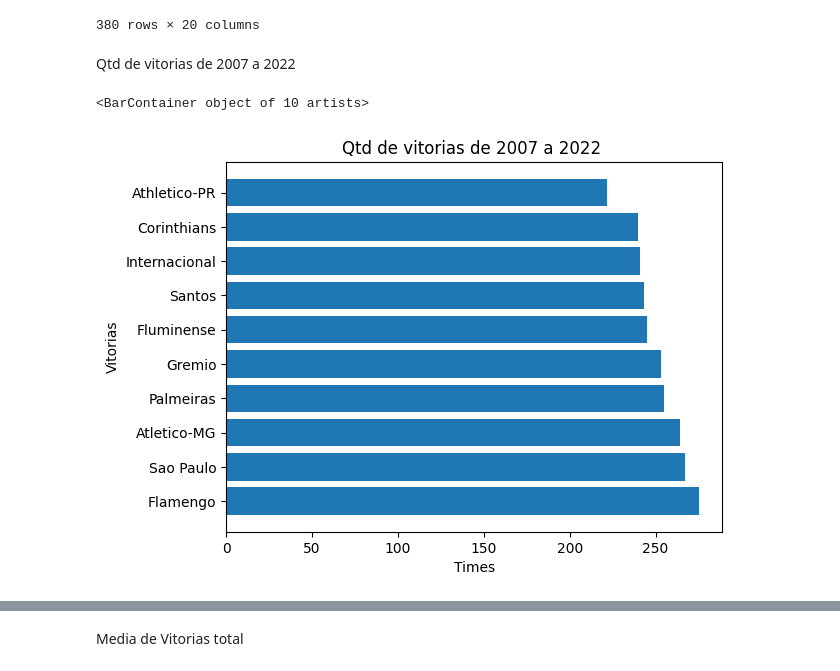
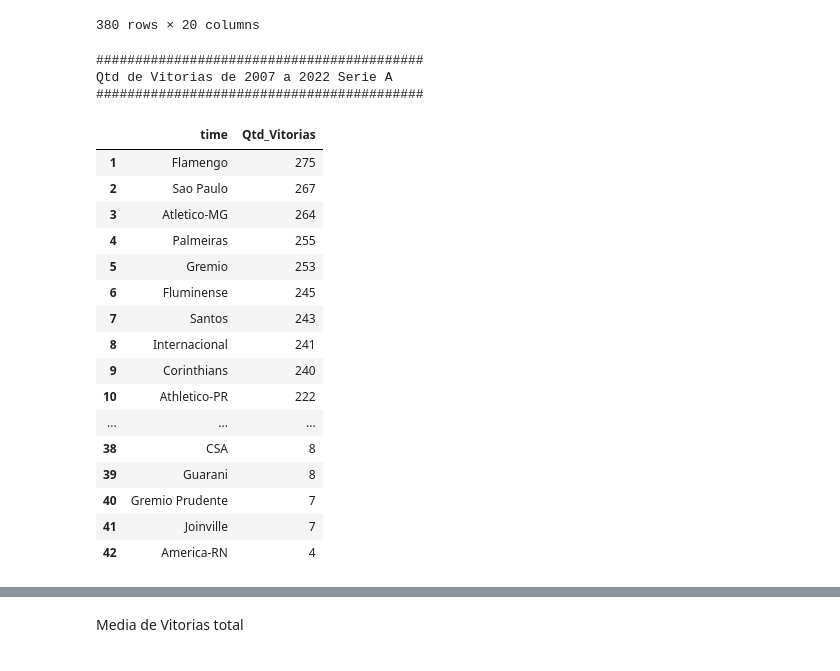
Before and after one commit to vbddinho/puc_minas_machine, a Jupyter notebook: upload_data.ipynb, the cells around one changed output, grey strips where cells are left out. Saved outputs shown, nothing was run; the diff lists cells and outputs as text; code cells hidden in the pictures.

```diff
--- a/upload_data.ipynb
+++ b/upload_data.ipynb
@@ -165,18 +165,42 @@ df_2007_2022[(df_2007_2022["temporada"]==2021)]
 | 7643 | 7644 | 38 | 2021-12-09 | 21:33 | Gremio | Atletico-MG | 4-2-3-1 | 4-2-3-1 | ... |
 | 7644 | 7645 | 38 | 2021-12-09 | 21:33 | Santos | Cuiaba | 3-4-2-1 | 4-4-2 | ... |
 380 rows × 20 columns
-# %% [markdown]
-Qtd de vitorias de 2007 a 2022
 # %%
-# Qtd de vitorias de 2007 a 2022
-qtd_vitorias_todas_temporadas = df_2007_2022["vencedor"].value_counts(sort=True).rename_axis('time').reset_index(name='vitoria').head(20)
-vitorias_sem_empate = qtd_vitorias_todas_temporadas[(qtd_vitorias_todas_temporadas["time"]!="-")].head(10)
-vitoria = vitorias_sem_empate["vitoria"]
-time = vitorias_sem_empate["time"]
-plt.title("Qtd de vitorias de 2007 a 2022 ")
-plt.xlabel("Times")
-plt.ylabel("Vitorias")
-plt.barh(vitorias_sem_empate["time"],vitorias_sem_empate["vitoria"] )
+# Qtd de vitorias de 2007 a 2022 Serie A
+qtd_vitorias_todas_temporadas = df_2007_2022["vencedor"].value_counts(sort=True).rename_axis('time').reset_index(name='Qtd_Vitorias')
+
+#RETIRANDO OS DADOS DE EMPATE
+vitorias_sem_empate = qtd_vitorias_todas_temporadas[(qtd_vitorias_todas_temporadas["time"]!="-")]
+
+#vitoria = vitorias_sem_empate["vitoria"]
+#time = vitorias_sem_empate["time"]
+#plt.title("Qtd de vitorias de 2007 a 2022 ")
+#plt.xlabel("Times")
+#plt.ylabel("Vitorias")
+#plt.barh(vitorias_sem_empate["time"],vitorias_sem_empate["vitoria"] )
+
+print("##########################################")
+print("Qtd de Vitorias de 2007 a 2022 Serie A")
+print("##########################################")
+vitorias_sem_empate
 # %% [output]
-<BarContainer object of 10 artists>
+##########################################
+Qtd de Vitorias de 2007 a 2022 Serie A
+##########################################
-[figure, removed]
+|  | time | Qtd_Vitorias |
+| 1 | Flamengo | 275 |
+| 2 | Sao Paulo | 267 |
+| 3 | Atletico-MG | 264 |
+| 4 | Palmeiras | 255 |
+| 5 | Gremio | 253 |
+| 6 | Fluminense | 245 |
+| 7 | Santos | 243 |
+| 8 | Internacional | 241 |
+| 9 | Corinthians | 240 |
+| 10 | Athletico-PR | 222 |
+| ... | ... | ... |
+| 38 | CSA | 8 |
+| 39 | Guarani | 8 |
+| 40 | Gremio Prudente | 7 |
+| 41 | Joinville | 7 |
+| 42 | America-RN | 4 |
```
Also changed, not shown: parts of 14 cells of this notebook.
